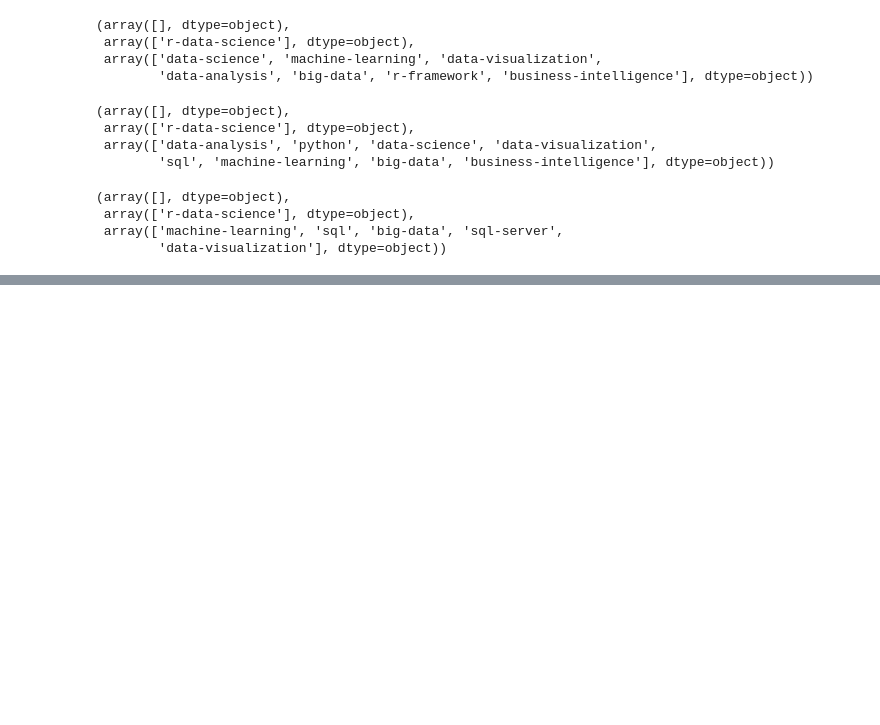
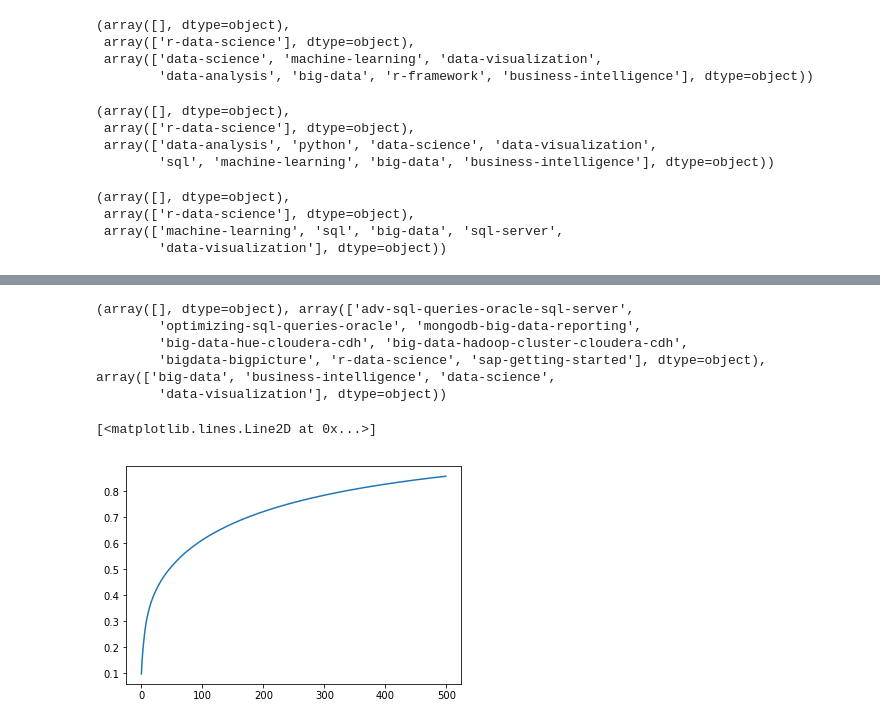
Before and after one commit to jinilcs/user_similarity, a Jupyter notebook: notebook/usersim.ipynb, the cells around one changed output, grey strips where cells are left out. Drawn from its saved outputs; the diff is of its cells as text; code cells hidden in the pictures; blank space fills up the shorter version.

```diff
--- a/notebook/usersim.ipynb
+++ b/notebook/usersim.ipynb
@@ -587,0 +591,7 @@ interests[interests['user_handle'] == user_id]['interest_tag'].unique()
+# %%
+from sklearn.decomposition import TruncatedSVD
+svd = TruncatedSVD(n_components=500, n_iter=10, random_state=42)
+svd.fit(users)
+users_svd = svd.transform(users)
+users_svd = pd.DataFrame(users_svd, index=users.index)
+sim_matrix_svd = pd.DataFrame(cosine_similarity(users_svd), index=users_svd.index, columns=users_svd.index)
@@ -587,0 +629,16 @@ interests[interests['user_handle'] == user_id]['interest_tag'].unique()
+# %%
+user_id = 1734
+scores[scores['user_handle'] == user_id]['assessment_tag'].unique(),\
+views[views['user_handle'] == user_id]['course_id'].unique(),\
+interests[interests['user_handle'] == user_id]['interest_tag'].unique()
+# %% [output]
+(array([], dtype=object), array(['adv-sql-queries-oracle-sql-server',
+        'optimizing-sql-queries-oracle', 'mongodb-big-data-reporting',
+        'big-data-hue-cloudera-cdh', 'big-data-hadoop-cluster-cloudera-cdh',
+        'bigdata-bigpicture', 'r-data-science', 'sap-getting-started'], dtype=object), array(['big-data', 'business-intelligence', 'data-science',
+        'data-visualization'], dtype=object))
+# %%
+plt.plot(np.cumsum(svd.explained_variance_ratio_))
+# %% [output]
+[<matplotlib.lines.Line2D at 0x...>]
+[figure, added]
```
Also changed, not shown: parts of 10 cells of this notebook.
